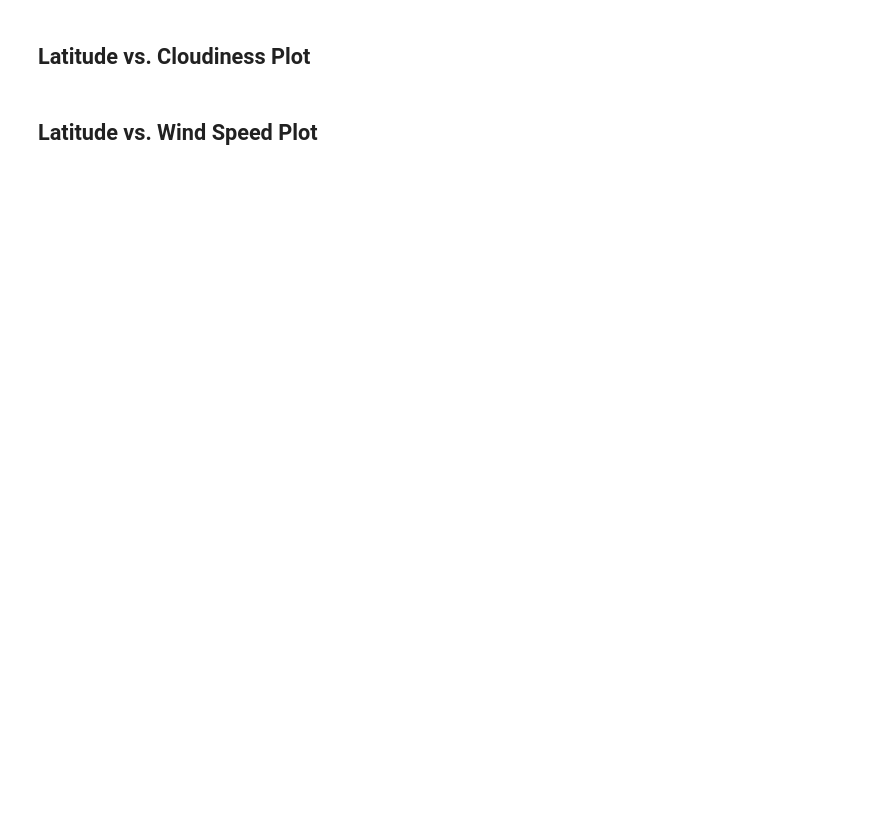
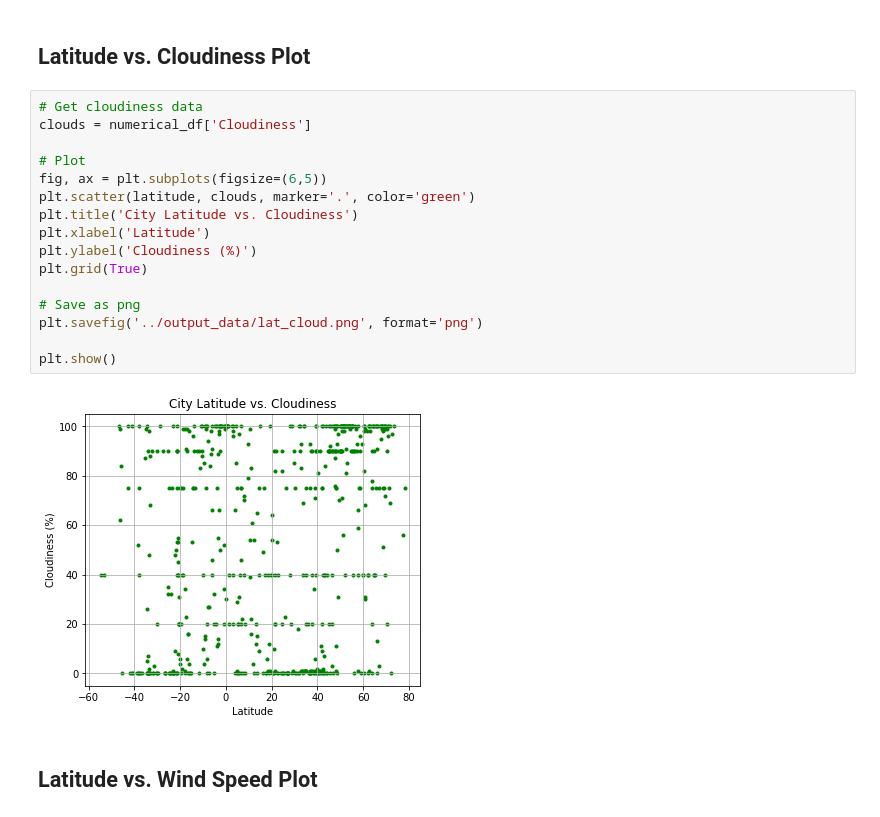
Before and after one commit to Mvhaynes/APIs, a Jupyter notebook: starter_code/WeatherPy.ipynb, the cells around one changed output. Saved outputs shown, nothing was run; the diff lists cells and outputs as text; blank space fills up the shorter version.

```diff
--- a/starter_code/WeatherPy.ipynb
+++ b/starter_code/WeatherPy.ipynb
@@ -204,4 +242,22 @@ No cities have a humidity > 100%
 # %% [markdown]
 ## Latitude vs. Cloudiness Plot
+# %%
+# Get cloudiness data
+clouds = numerical_df['Cloudiness']
+
+# Plot
+fig, ax = plt.subplots(figsize=(6,5))
+plt.scatter(latitude, clouds, marker='.', color='green')
+plt.title('City Latitude vs. Cloudiness')
+plt.xlabel('Latitude')
+plt.ylabel('Cloudiness (%)')
+plt.grid(True)
+
+# Save as png
+plt.savefig('../output_data/lat_cloud.png', format='png')
+
+plt.show()
+# %% [output]
+[figure, added]
 # %% [markdown]
 ## Latitude vs. Wind Speed Plot
```
Also changed, not shown: parts of 13 cells of this notebook, 8 other files.
